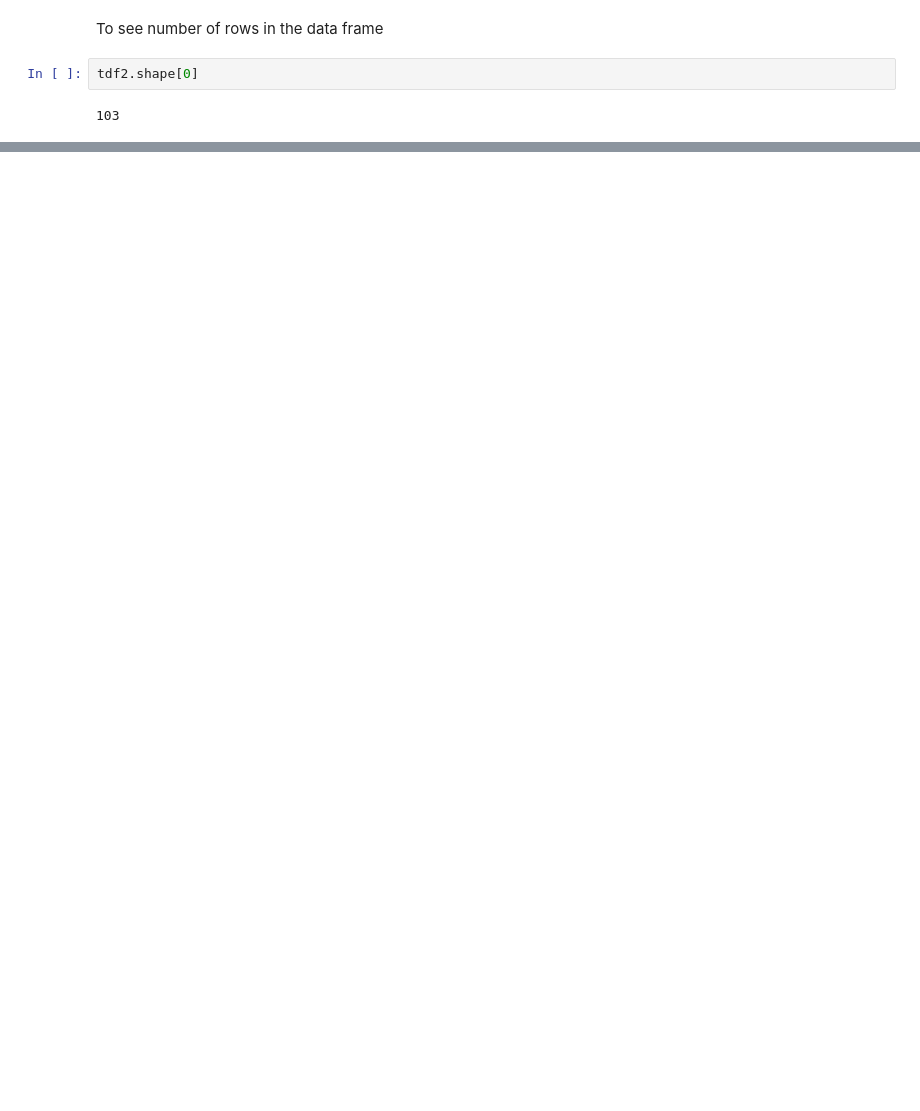
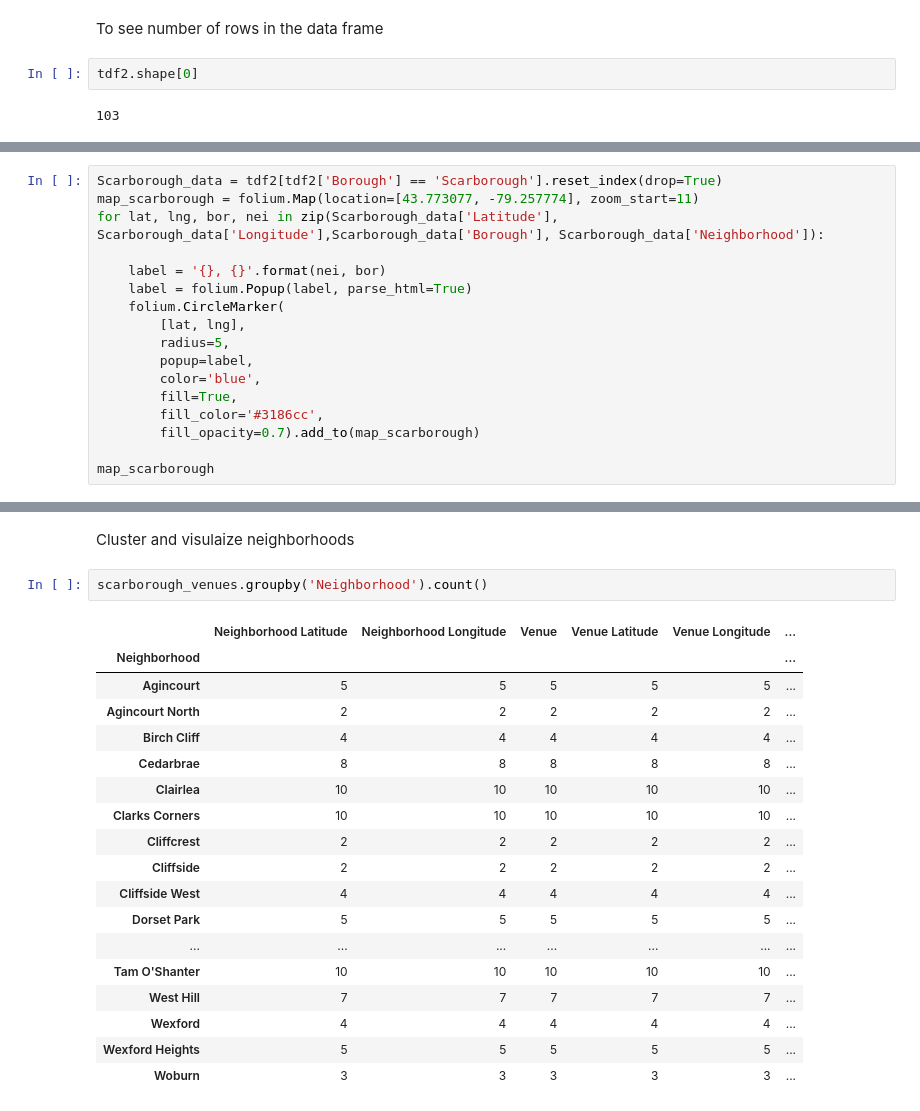
Before and after one commit to TehDean/Coursera_Capstone, a Jupyter notebook: Segmenting and Clustering.ipynb, the cells around one changed output, grey strips where cells are left out. Saved outputs shown, nothing was run; the diff lists cells and outputs as text; blank space fills up the shorter version.

```diff
--- a/Segmenting and Clustering.ipynb
+++ b/Segmenting and Clustering.ipynb
@@ -70,0 +155,17 @@ tdf2.shape[0]
+# %%
+Scarborough_data = tdf2[tdf2['Borough'] == 'Scarborough'].reset_index(drop=True)
+map_scarborough = folium.Map(location=[43.773077, -79.257774], zoom_start=11)
+for lat, lng, bor, nei in zip(Scarborough_data['Latitude'], Scarborough_data['Longitude'],Scarborough_data['Borough'], Scarborough_data['Neighborhood']):
+
+    label = '{}, {}'.format(nei, bor)
+    label = folium.Popup(label, parse_html=True)
+    folium.CircleMarker(
+        [lat, lng],
+        radius=5,
+        popup=label,
+        color='blue',
+        fill=True,
+        fill_color='#3186cc',
+        fill_opacity=0.7).add_to(map_scarborough)
+
+map_scarborough
@@ -70,0 +271,23 @@ tdf2.shape[0]
+# %% [markdown]
+Cluster and visulaize neighborhoods
+# %%
+scarborough_venues.groupby('Neighborhood').count()
+# %% [output]
+|  | Neighborhood Latitude | Neighborhood Longitude | Venue | Venue Latitude | Venue Longitude | ... |
+| Neighborhood |  |  |  |  |  | ... |
+| Agincourt | 5 | 5 | 5 | 5 | 5 | ... |
+| Agincourt North | 2 | 2 | 2 | 2 | 2 | ... |
+| Birch Cliff | 4 | 4 | 4 | 4 | 4 | ... |
+| Cedarbrae | 8 | 8 | 8 | 8 | 8 | ... |
+| Clairlea | 10 | 10 | 10 | 10 | 10 | ... |
+| Clarks Corners | 10 | 10 | 10 | 10 | 10 | ... |
+| Cliffcrest | 2 | 2 | 2 | 2 | 2 | ... |
+| Cliffside | 2 | 2 | 2 | 2 | 2 | ... |
+| Cliffside West | 4 | 4 | 4 | 4 | 4 | ... |
+| Dorset Park | 5 | 5 | 5 | 5 | 5 | ... |
+| ... | ... | ... | ... | ... | ... | ... |
+| Tam O'Shanter | 10 | 10 | 10 | 10 | 10 | ... |
+| West Hill | 7 | 7 | 7 | 7 | 7 | ... |
+| Wexford | 4 | 4 | 4 | 4 | 4 | ... |
+| Wexford Heights | 5 | 5 | 5 | 5 | 5 | ... |
+| Woburn | 3 | 3 | 3 | 3 | 3 | ... |
```
Also changed, not shown: parts of 35 cells of this notebook.
